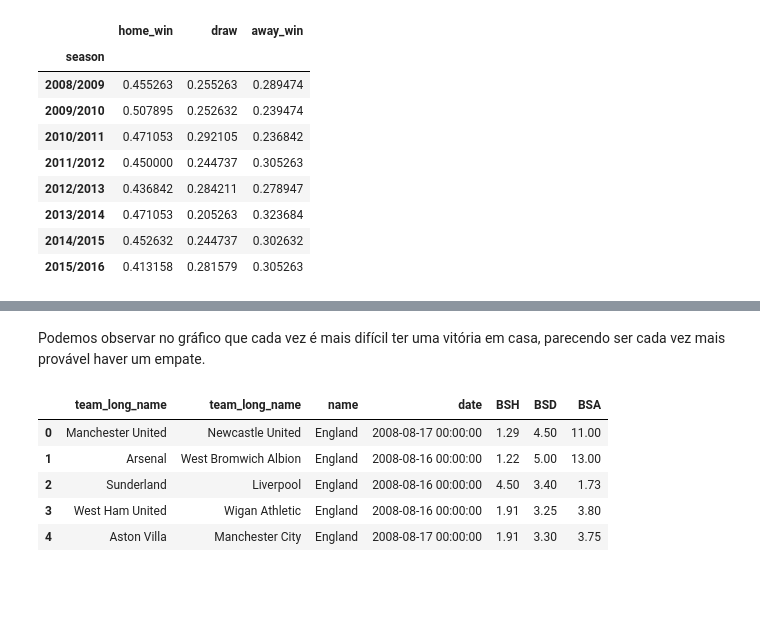
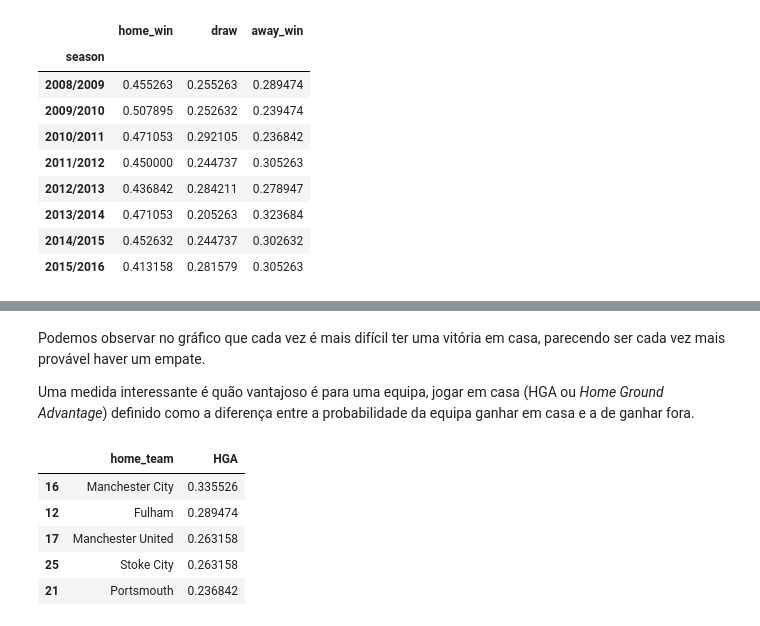
Before and after one commit to andremmori/IART-Project2, a Jupyter notebook: SoccerRegression.ipynb, the cells around one changed output, grey strips where cells are left out. Cells and saved outputs as stored; diff of their text form; code cells hidden in the pictures; blank space fills up the shorter version.

```diff
--- a/SoccerRegression.ipynb
+++ b/SoccerRegression.ipynb
@@ -106,15 +95,22 @@ draw_legend = plt.legend(handles=draw_line, loc='center right', bbox_to_anchor=(
 # %% [markdown]
 Podemos observar no gráfico que cada vez é mais difícil ter uma vitória em casa, parecendo ser cada vez mais provável haver um empate.
+
+Uma medida interessante é quão vantajoso é para uma equipa, jogar em casa (HGA ou *Home Ground Advantage*) definido como a diferença entre a probabilidade da equipa ganhar em casa e a de ganhar fora.
-# %%
-# rascunho
-# obter informação sobre jogos especificos de um dado país incluindo o nome
-# dos clubes envolvidos e as odds do jogo
-df = pd.read_sql_query("select T1.team_long_name, T2.team_long_name, Country.name, date, BSH, BSD, BSA from Country, Match inner join Team as T1 on (Match.home_team_api_id = T1.team_api_id) inner join Team as T2 on (Match.away_team_api_id = T2.team_api_id) where Match.country_id = 1729 and Country.id = Match.country_id;", conn)
-df.head()
-# %% [output]
-|  | team_long_name | team_long_name | name | date | BSH | BSD | BSA |
-| 0 | Manchester United | Newcastle United | England | 2008-08-17 00:00:00 | 1.29 | 4.50 | 11.00 |
-| 1 | Arsenal | West Bromwich Albion | England | 2008-08-16 00:00:00 | 1.22 | 5.00 | 13.00 |
-| 2 | Sunderland | Liverpool | England | 2008-08-16 00:00:00 | 4.50 | 3.40 | 1.73 |
-| 3 | West Ham United | Wigan Athletic | England | 2008-08-16 00:00:00 | 1.91 | 3.25 | 3.80 |
-| 4 | Aston Villa | Manchester City | England | 2008-08-17 00:00:00 | 1.91 | 3.30 | 3.75 |
+# %%
+home_win_rates = matches.groupby(['home_team']) \
+                   .home_win \
+                   .mean()
+
+away_win_rates = matches.groupby(['away_team']) \
+                   .away_win \
+                   .mean()
+
+hga = (home_win_rates - away_win_rates).reset_index().rename(columns={0: 'HGA'}).sort_values(by='HGA', ascending=False)
+hga.head()
+# %% [output]
+|  | home_team | HGA |
+| 16 | Manchester City | 0.335526 |
+| 12 | Fulham | 0.289474 |
+| 17 | Manchester United | 0.263158 |
+| 25 | Stoke City | 0.263158 |
+| 21 | Portsmouth | 0.236842 |
```
Also changed, not shown: parts of 11 cells of this notebook.
